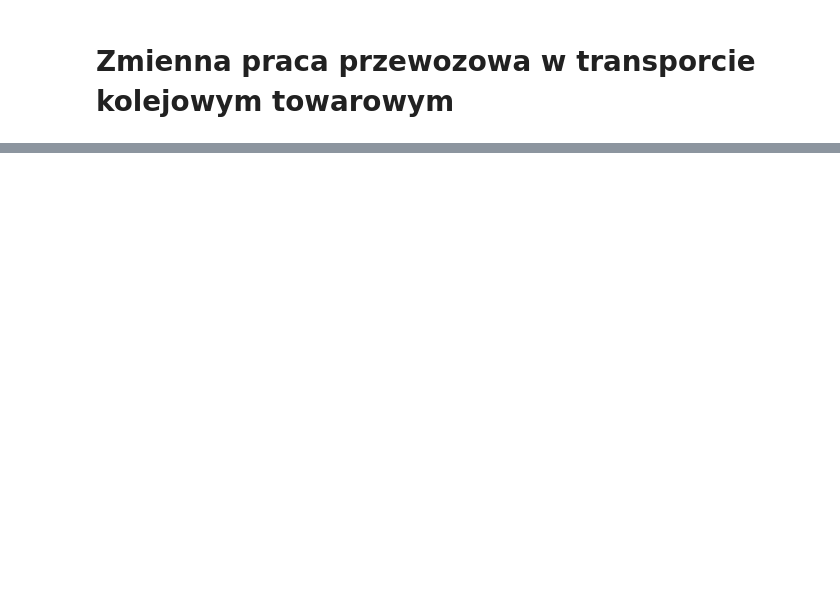
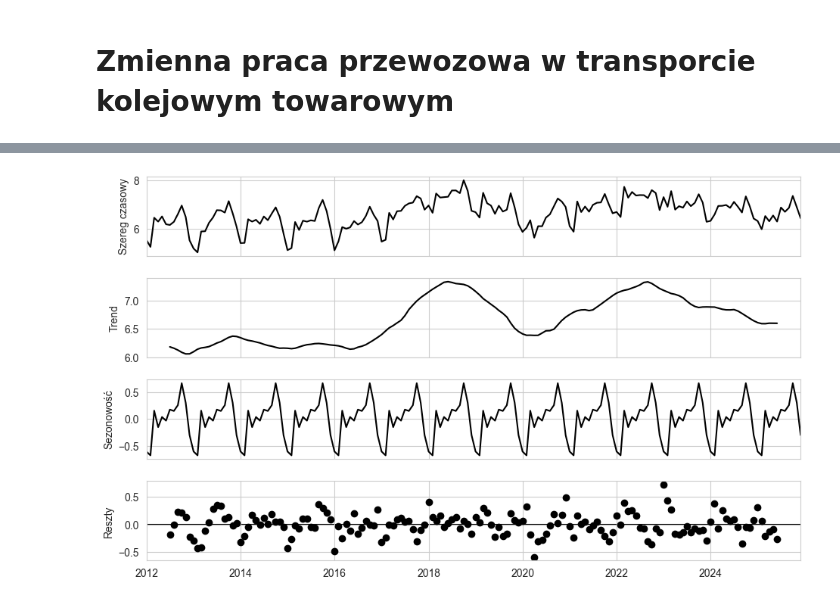
Before and after one commit to przem-pep/praca-magisterska, a Jupyter notebook: python/plotting.ipynb, the cells around one changed output, grey strips where cells are left out. Saved outputs shown, nothing was run; the diff lists cells and outputs as text; code cells hidden in the pictures; blank space fills up the shorter version.

```diff
--- a/python/plotting.ipynb
+++ b/python/plotting.ipynb
@@ -93,0 +117,8 @@ decomp_plot(
+# %%
+decomp_plot(
+    monthly_data["tow_prac_eksp"],
+    file="../figures/tow_prac_eksp_decomp.png",
+    save_file=True
+)
+# %% [output]
+[figure, added]
```
Also changed, not shown: parts of 8 cells of this notebook, 6 other files.
